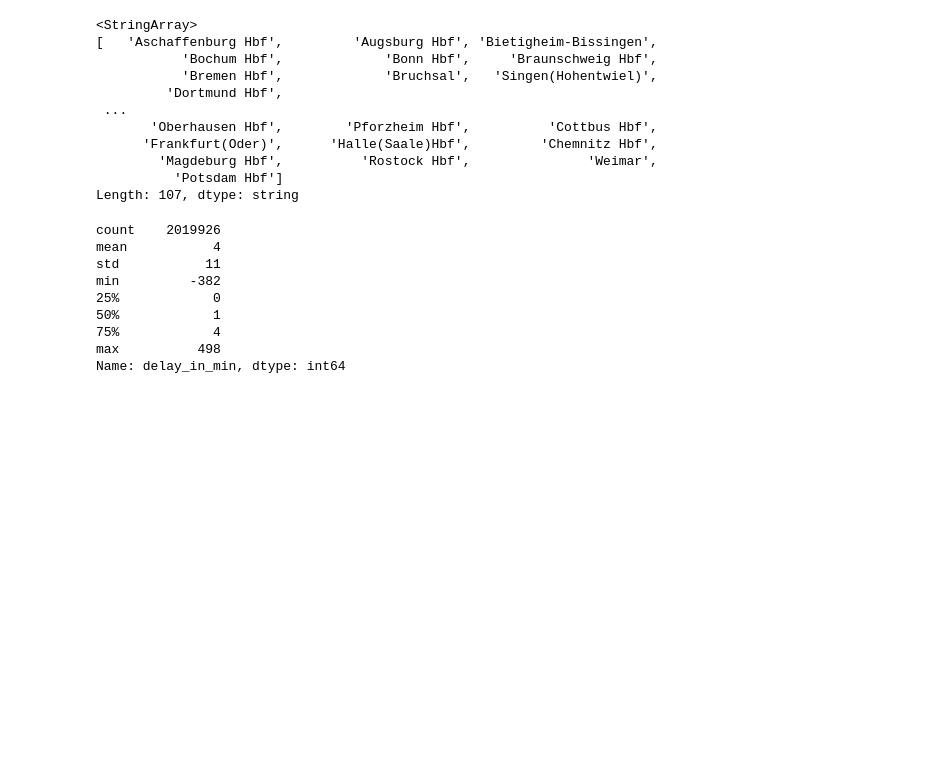
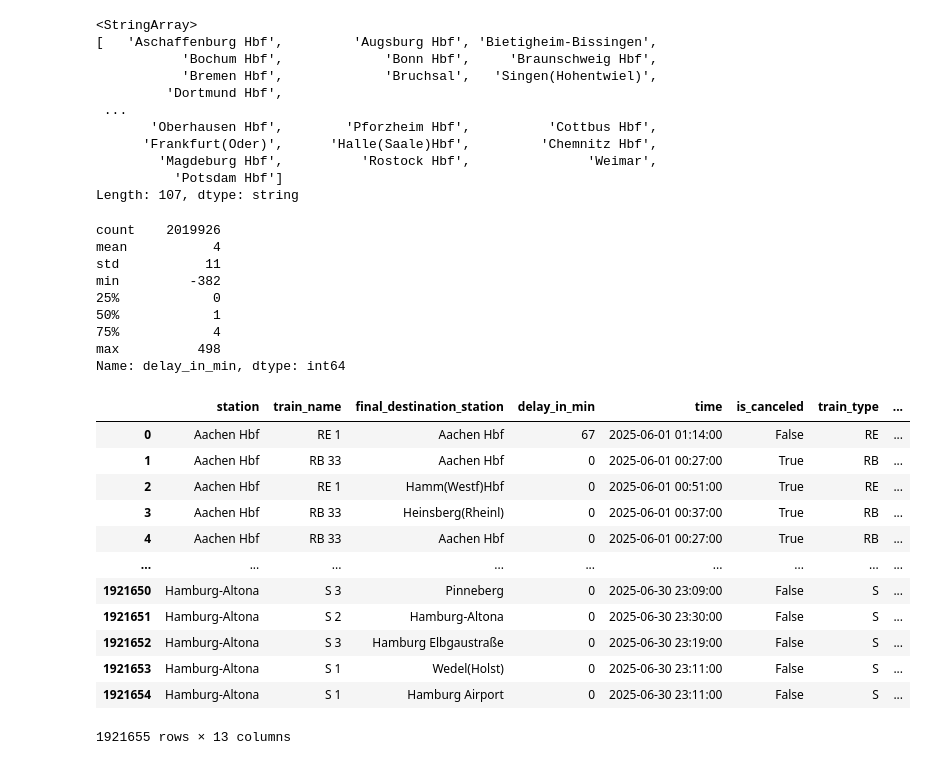
Before and after one commit to TebasMartinez/DA-Deutsche-Bahn-delays, a Jupyter notebook: Exploring data structure.ipynb, the cells around one changed output. Drawn from its saved outputs; the diff is of its cells as text; code cells hidden in the pictures; blank space fills up the shorter version.

```diff
--- a/Exploring data structure.ipynb
+++ b/Exploring data structure.ipynb
@@ -44,3 +44,21 @@ min         -382
 75%            4
 max          498
 Name: delay_in_min, dtype: int64
+# %%
+df2 = pd.read_parquet("data/data-2025-06.parquet")
+# %%
+df2
+# %% [output]
+|  | station | train_name | final_destination_station | delay_in_min | time | is_canceled | train_type | ... |
+| 0 | Aachen Hbf | RE 1 | Aachen Hbf | 67 | 2025-06-01 01:14:00 | False | RE | ... |
+| 1 | Aachen Hbf | RB 33 | Aachen Hbf | 0 | 2025-06-01 00:27:00 | True | RB | ... |
+| 2 | Aachen Hbf | RE 1 | Hamm(Westf)Hbf | 0 | 2025-06-01 00:51:00 | True | RE | ... |
+| 3 | Aachen Hbf | RB 33 | Heinsberg(Rheinl) | 0 | 2025-06-01 00:37:00 | True | RB | ... |
+| 4 | Aachen Hbf | RB 33 | Aachen Hbf | 0 | 2025-06-01 00:27:00 | True | RB | ... |
+| ... | ... | ... | ... | ... | ... | ... | ... | ... |
+| 1921650 | Hamburg-Altona | S 3 | Pinneberg | 0 | 2025-06-30 23:09:00 | False | S | ... |
+| 1921651 | Hamburg-Altona | S 2 | Hamburg-Altona | 0 | 2025-06-30 23:30:00 | False | S | ... |
+| 1921652 | Hamburg-Altona | S 3 | Hamburg Elbgaustraße | 0 | 2025-06-30 23:19:00 | False | S | ... |
+| 1921653 | Hamburg-Altona | S 1 | Wedel(Holst) | 0 | 2025-06-30 23:11:00 | False | S | ... |
+| 1921654 | Hamburg-Altona | S 1 | Hamburg Airport | 0 | 2025-06-30 23:11:00 | False | S | ... |
+1921655 rows × 13 columns
```
Also changed, not shown: parts of 3 cells of this notebook.
